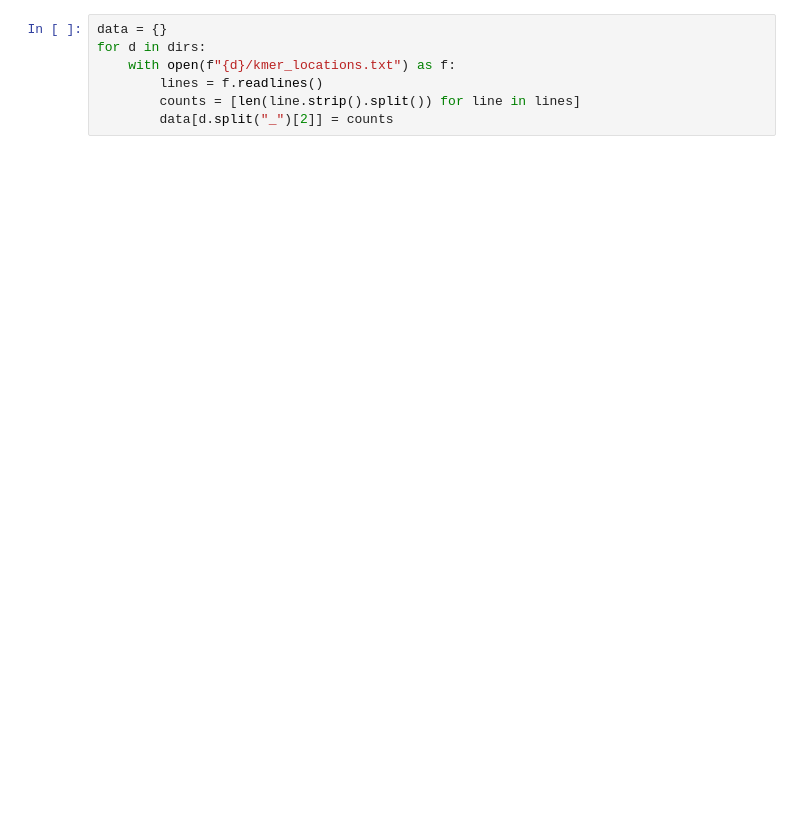
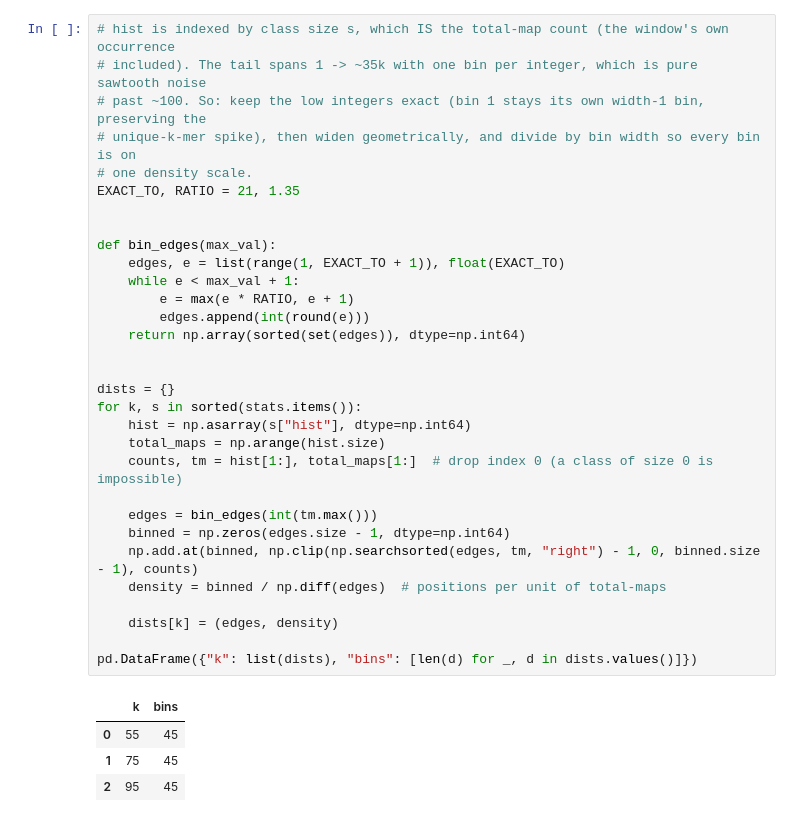
Before and after one commit to pachterlab/varseek, a Jupyter notebook: tmp.ipynb, the cells around one changed output. Cells and saved outputs as stored; diff of their text form; blank space fills up the shorter version.

```diff
--- a/tmp.ipynb
+++ b/tmp.ipynb
@@ -28,8 +77,37 @@ dirs = ["kmer_locations_k55_cdna", "kmer_locations_k75_cdna", "kmer_locations_k9
 # %%
-data = {}
-for d in dirs:
-    with open(f"{d}/kmer_locations.txt") as f:
-        lines = f.readlines()
-        counts = [len(line.strip().split()) for line in lines]
-        data[d.split("_")[2]] = counts
+# hist is indexed by class size s, which IS the total-map count (the window's own occurrence
+# included). The tail spans 1 -> ~35k with one bin per integer, which is pure sawtooth noise
+# past ~100. So: keep the low integers exact (bin 1 stays its own width-1 bin, preserving the
+# unique-k-mer spike), then widen geometrically, and divide by bin width so every bin is on
+# one density scale.
+EXACT_TO, RATIO = 21, 1.35
+
+
+def bin_edges(max_val):
+    edges, e = list(range(1, EXACT_TO + 1)), float(EXACT_TO)
+    while e < max_val + 1:
+        e = max(e * RATIO, e + 1)
+        edges.append(int(round(e)))
+    return np.array(sorted(set(edges)), dtype=np.int64)
+
+
+dists = {}
+for k, s in sorted(stats.items()):
+    hist = np.asarray(s["hist"], dtype=np.int64)
+    total_maps = np.arange(hist.size)
+    counts, tm = hist[1:], total_maps[1:]  # drop index 0 (a class of size 0 is impossible)
+
+    edges = bin_edges(int(tm.max()))
+    binned = np.zeros(edges.size - 1, dtype=np.int64)
+    np.add.at(binned, np.clip(np.searchsorted(edges, tm, "right") - 1, 0, binned.size - 1), counts)
+    density = binned / np.diff(edges)  # positions per unit of total-maps
+
+    dists[k] = (edges, density)
+
+pd.DataFrame({"k": list(dists), "bins": [len(d) for _, d in dists.values()]})
+# %% [output]
+|  | k | bins |
+| 0 | 55 | 45 |
+| 1 | 75 | 45 |
+| 2 | 95 | 45 |
 # %%
```
Also changed, not shown: parts of 7 cells of this notebook, 9 other files.
